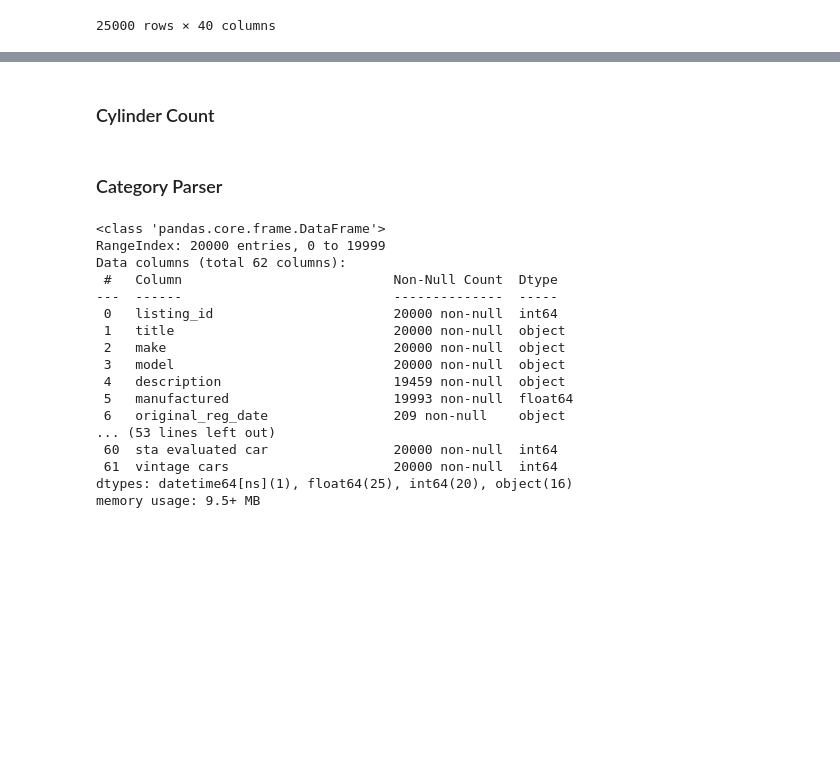
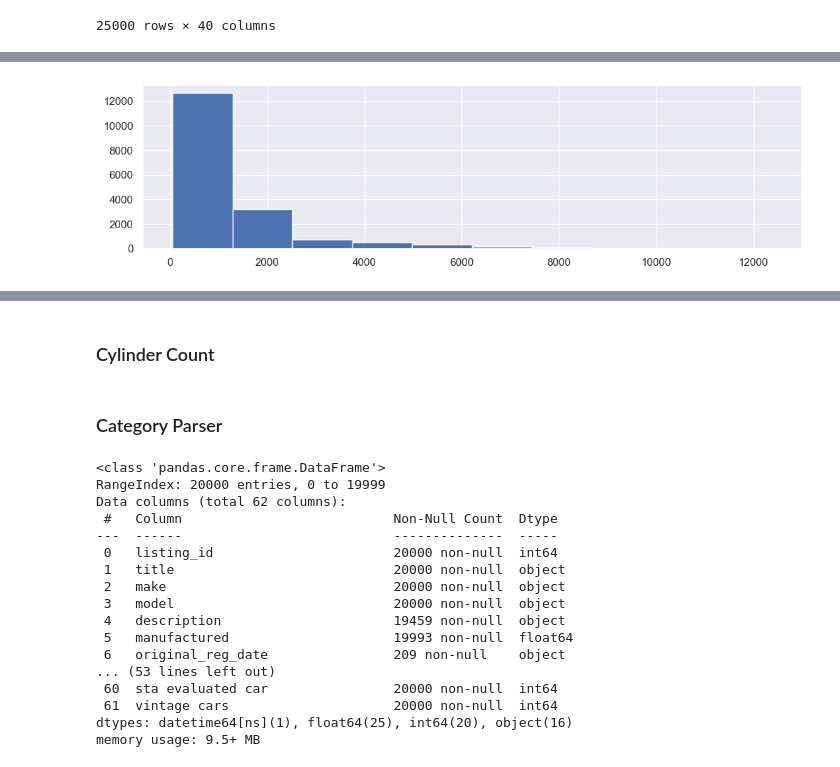
Before and after one commit to melloo21/CS5228_project, a Jupyter notebook: Combined_EDA.ipynb, the cells around one changed output, grey strips where cells are left out. Cells and saved outputs as stored; diff of their text form; code cells hidden in the pictures; blank space fills up the shorter version.

```diff
--- a/Combined_EDA.ipynb
+++ b/Combined_EDA.ipynb
@@ -474,0 +453,5 @@ After Imputation Nan 17956
+# %%
+plt.hist(test.road_tax)
+plt.show()
+# %% [output]
+[figure, added]
```
Also changed, not shown: parts of 21 cells of this notebook, 5 other files.
